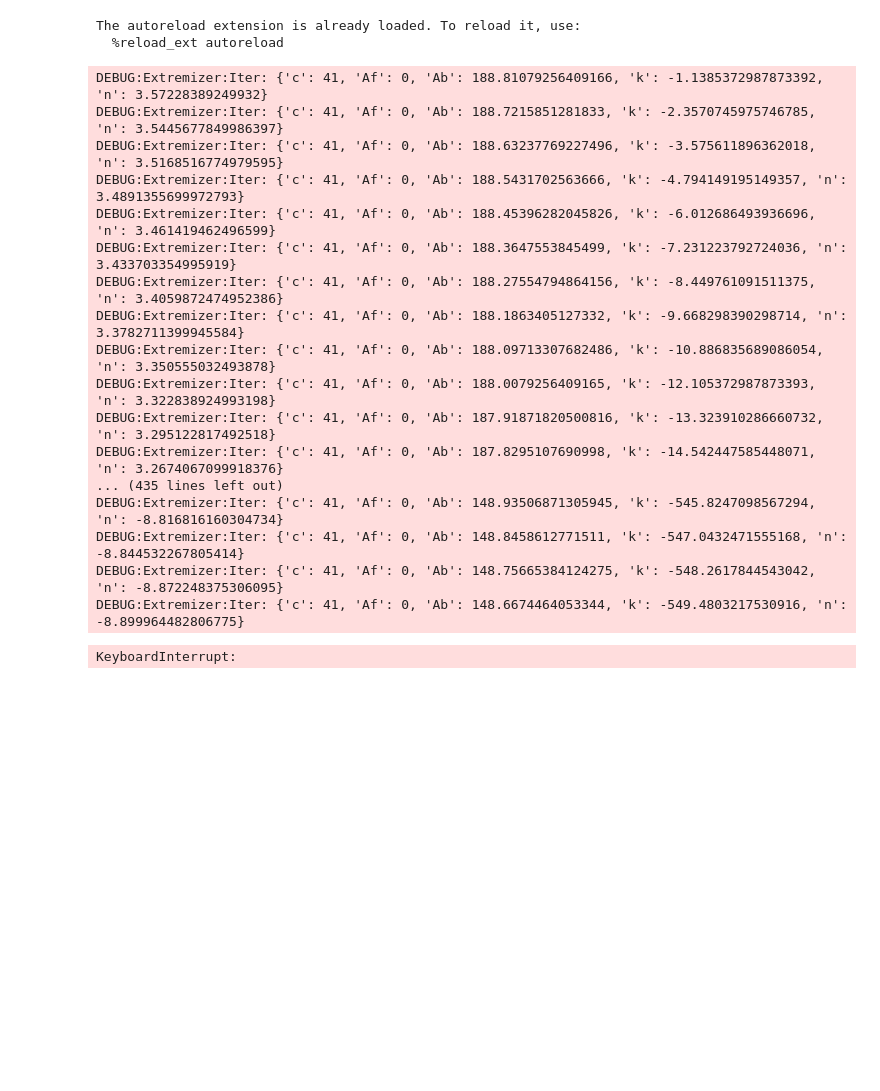
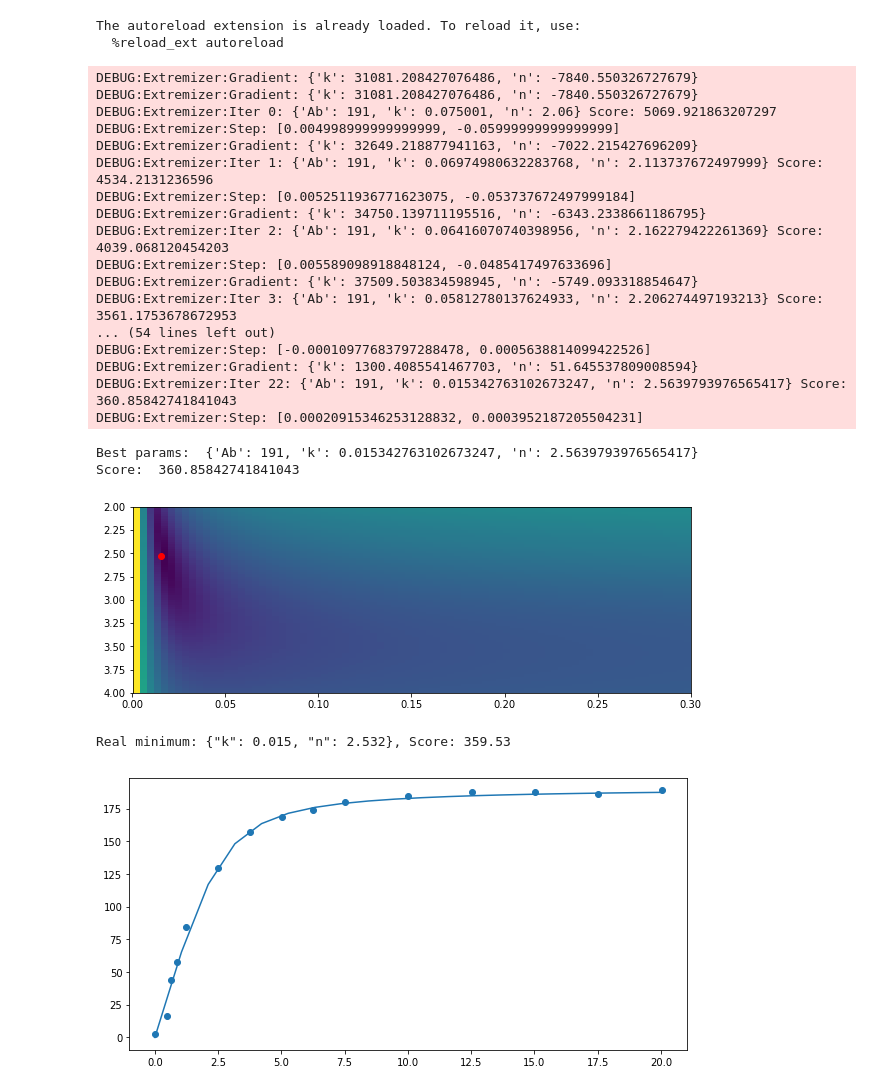
Before and after one commit to 3DsYND/phLigands, a Jupyter notebook: Test.ipynb, the cells around one changed output. Drawn from its saved outputs; the diff is of its cells as text; code cells hidden in the pictures; blank space fills up the shorter version.

Commit message:
Gradient fix

```diff
--- a/Test.ipynb
+++ b/Test.ipynb
@@ -24,47 +24,56 @@ The autoreload extension is already loaded. To reload it, use:
 # %%
 import logging
 logger = logging.getLogger("Extremizer")
 logger.setLevel(logging.DEBUG)
 
 data = read_file("data/modelligand", names=["PD", "A"])
 dataX, dataY = data["PD"], data["A"]
 
 def_params = {
-    "c": 41,
-    "Af": 0,
-    "Ab": 188.9,
+#     "c": 41,
+#     "Af": 0,
+    "Ab": 191,
     "k": 0.08,
-    "n": 3.6,
+    "n": 2,
 }
-var_params = {
-    "Ab": (0,),
-    "k": (0.01, 0.06),
-    "n": (3, 4),
+extrem_params = {
+#     "Ab": (190., 205.),
+    "k": (0.0001, 0.5),
+    "n": (2., 8.),
+}
+plot_params = {
+    "k": (0.0001, 0.3),
+    "n": (2.,4.),
 }
 
-exp1 = Estimator(Gradient(), Diff2(), MGvH())
+exp1 = Estimator(Gradient(precision=0.0005), Y2(), ScatchardN())
 exp1.fit(dataX, dataY)
-print("Best params Diff2: ", exp1.bestParams(def_params, var_params))
+print("Best params: ", exp1.bestParams(def_params, extrem_params))
 print("Score: ", exp1.score())
 print("\n")
+exp1.plotAB(plot_params, iters=80, log=True)
 
-# exp1.plot()
+exp1.plot()
 # %% [output]
-DEBUG:Extremizer:Iter: {'c': 41, 'Af': 0, 'Ab': 188.81079256409166, 'k': -1.1385372987873392, 'n': 3.57228389249932}
-DEBUG:Extremizer:Iter: {'c': 41, 'Af': 0, 'Ab': 188.7215851281833, 'k': -2.3570745975746785, 'n': 3.5445677849986397}
-DEBUG:Extremizer:Iter: {'c': 41, 'Af': 0, 'Ab': 188.63237769227496, 'k': -3.575611896362018, 'n': 3.5168516774979595}
-DEBUG:Extremizer:Iter: {'c': 41, 'Af': 0, 'Ab': 188.5431702563666, 'k': -4.794149195149357, 'n': 3.4891355699972793}
-DEBUG:Extremizer:Iter: {'c': 41, 'Af': 0, 'Ab': 188.45396282045826, 'k': -6.012686493936696, 'n': 3.461419462496599}
-DEBUG:Extremizer:Iter: {'c': 41, 'Af': 0, 'Ab': 188.3647553845499, 'k': -7.231223792724036, 'n': 3.433703354995919}
-DEBUG:Extremizer:Iter: {'c': 41, 'Af': 0, 'Ab': 188.27554794864156, 'k': -8.449761091511375, 'n': 3.4059872474952386}
-DEBUG:Extremizer:Iter: {'c': 41, 'Af': 0, 'Ab': 188.1863405127332, 'k': -9.668298390298714, 'n': 3.3782711399945584}
-DEBUG:Extremizer:Iter: {'c': 41, 'Af': 0, 'Ab': 188.09713307682486, 'k': -10.886835689086054, 'n': 3.350555032493878}
-DEBUG:Extremizer:Iter: {'c': 41, 'Af': 0, 'Ab': 188.0079256409165, 'k': -12.105372987873393, 'n': 3.322838924993198}
-DEBUG:Extremizer:Iter: {'c': 41, 'Af': 0, 'Ab': 187.91871820500816, 'k': -13.323910286660732, 'n': 3.295122817492518}
-DEBUG:Extremizer:Iter: {'c': 41, 'Af': 0, 'Ab': 187.8295107690998, 'k': -14.542447585448071, 'n': 3.2674067099918376}
-... (435 lines left out)
-DEBUG:Extremizer:Iter: {'c': 41, 'Af': 0, 'Ab': 148.93506871305945, 'k': -545.8247098567294, 'n': -8.816816160304734}
-DEBUG:Extremizer:Iter: {'c': 41, 'Af': 0, 'Ab': 148.8458612771511, 'k': -547.0432471555168, 'n': -8.844532267805414}
-DEBUG:Extremizer:Iter: {'c': 41, 'Af': 0, 'Ab': 148.75665384124275, 'k': -548.2617844543042, 'n': -8.872248375306095}
-DEBUG:Extremizer:Iter: {'c': 41, 'Af': 0, 'Ab': 148.6674464053344, 'k': -549.4803217530916, 'n': -8.899964482806775}
+DEBUG:Extremizer:Gradient: {'k': 31081.208427076486, 'n': -7840.550326727679}
+DEBUG:Extremizer:Gradient: {'k': 31081.208427076486, 'n': -7840.550326727679}
+DEBUG:Extremizer:Iter 0: {'Ab': 191, 'k': 0.075001, 'n': 2.06} Score: 5069.921863207297
+DEBUG:Extremizer:Step: [0.004998999999999999, -0.05999999999999999]
+DEBUG:Extremizer:Gradient: {'k': 32649.218877941163, 'n': -7022.215427696209}
+DEBUG:Extremizer:Iter 1: {'Ab': 191, 'k': 0.06974980632283768, 'n': 2.113737672497999} Score: 4534.2131236596
+DEBUG:Extremizer:Step: [0.0052511936771623075, -0.053737672497999184]
+DEBUG:Extremizer:Gradient: {'k': 34750.139711195516, 'n': -6343.2338661186795}
+DEBUG:Extremizer:Iter 2: {'Ab': 191, 'k': 0.06416070740398956, 'n': 2.162279422261369} Score: 4039.068120454203
+DEBUG:Extremizer:Step: [0.005589098918848124, -0.0485417497633696]
+DEBUG:Extremizer:Gradient: {'k': 37509.503834598945, 'n': -5749.093318854647}
+DEBUG:Extremizer:Iter 3: {'Ab': 191, 'k': 0.05812780137624933, 'n': 2.206274497193213} Score: 3561.1753678672953
+... (54 lines left out)
+DEBUG:Extremizer:Step: [-0.00010977683797288478, 0.0005638814099422526]
+DEBUG:Extremizer:Gradient: {'k': 1300.4085541467703, 'n': 51.645537809008594}
+DEBUG:Extremizer:Iter 22: {'Ab': 191, 'k': 0.015342763102673247, 'n': 2.5639793976565417} Score: 360.85842741841043
+DEBUG:Extremizer:Step: [0.00020915346253128832, 0.0003952187205504231]
-KeyboardInterrupt:
+Best params:  {'Ab': 191, 'k': 0.015342763102673247, 'n': 2.5639793976565417}
+Score:  360.85842741841043
+[figure, added]
+Real minimum: {"k": 0.015, "n": 2.532}, Score: 359.53
+[figure, added]
```
Also changed, not shown: parts of 3 cells of this notebook, 4 other files.
